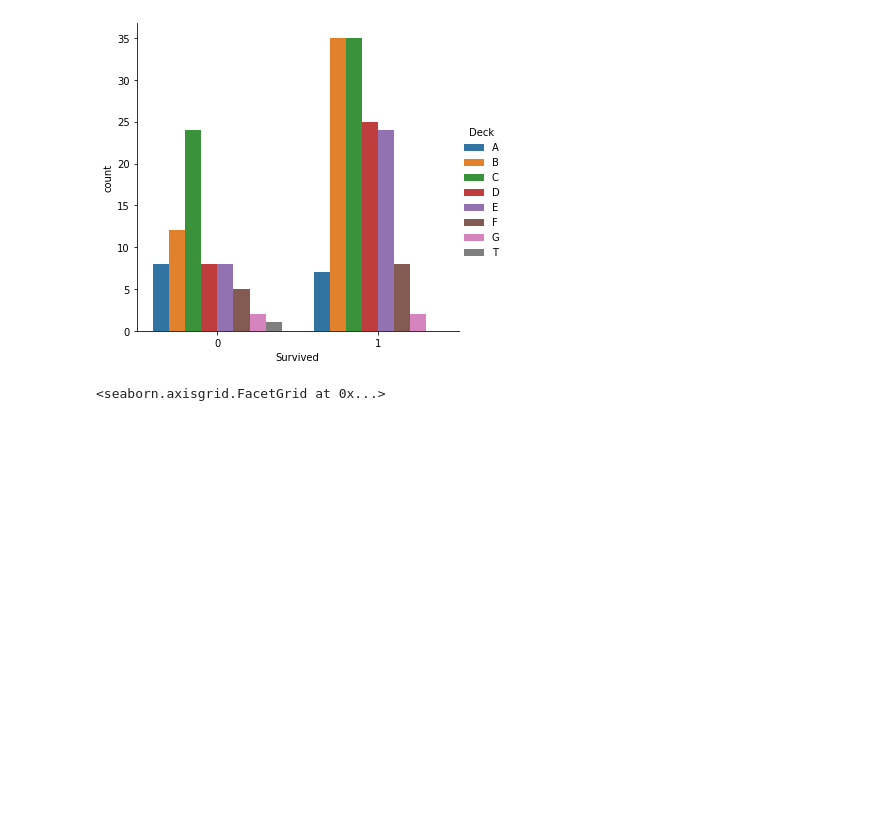
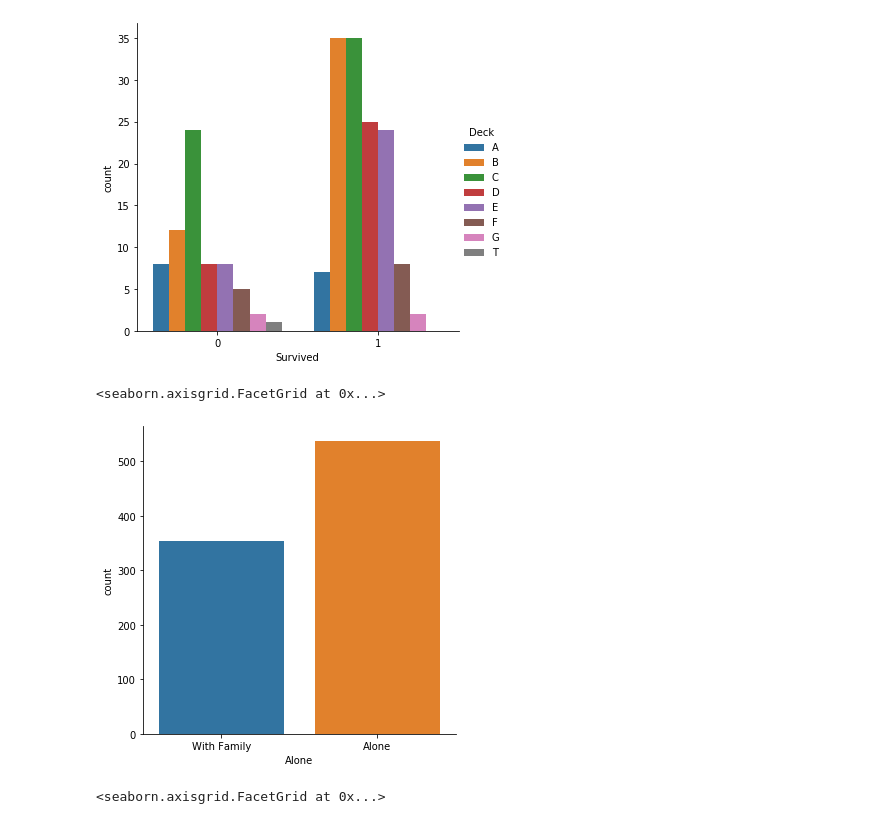
Before and after one commit to oktaran/Data-Project-Titanic, a Jupyter notebook: Data Project - Titanic.ipynb, the cells around one changed output. Saved outputs shown, nothing was run; the diff lists cells and outputs as text; code cells hidden in the pictures; blank space fills up the shorter version.

Commit message:
Add new plots, update conclusions.

```diff
--- a/Data Project - Titanic.ipynb
+++ b/Data Project - Titanic.ipynb
@@ -522,3 +534,8 @@ sns.catplot('Survived', hue='Deck', data=survived_cabin.sort_values('Deck'), kin
+# %%
+sns.catplot('Alone', data=titanic_df, kind='count')
+# %% [output]
+<seaborn.axisgrid.FacetGrid at 0x...>
+[figure, added]
 # %%
 sns.catplot('Alone', hue='Survived', data=titanic_df, kind='count')
 # %% [output]
```
Also changed, not shown: parts of 10 cells of this notebook.
